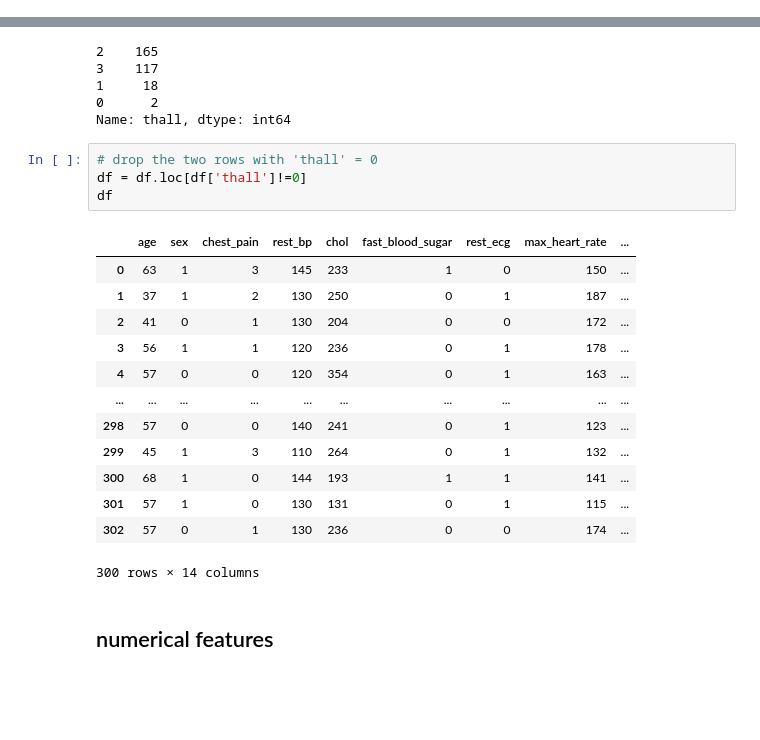
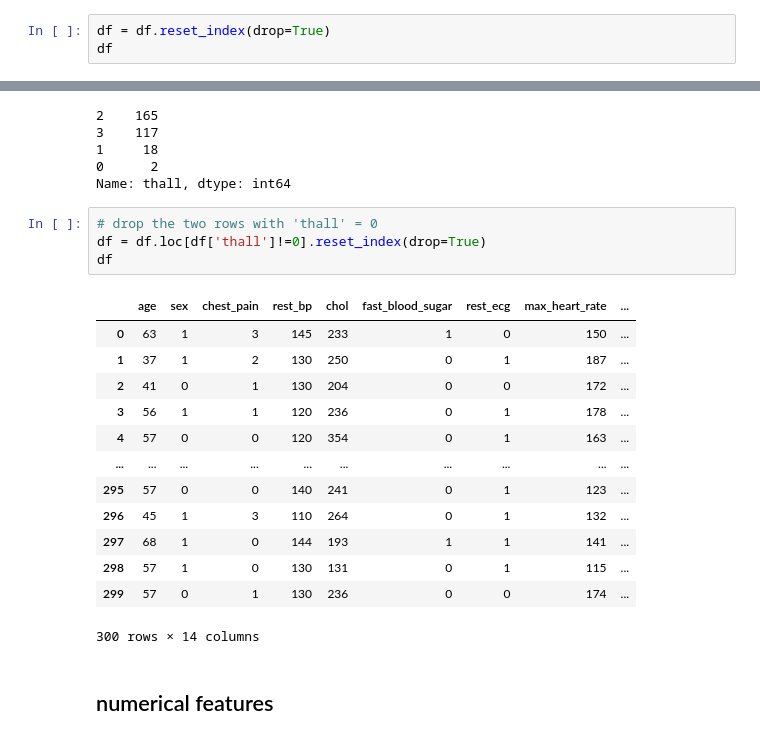
Before and after one commit to rhmnnmhmd/Heart-Attack-Predictor, a Jupyter notebook: heart_attack_prediction.ipynb, the cells around one changed output, grey strips where cells are left out. Saved outputs shown, nothing was run; the diff lists cells and outputs as text; blank space fills up the shorter version.

```diff
--- a/heart_attack_prediction.ipynb
+++ b/heart_attack_prediction.ipynb
@@ -194,3 +210,6 @@ df = df.drop_duplicates()
 df.duplicated().sum()
 # %% [output]
 0
+# %%
+df = df.reset_index(drop=True)
+df
@@ -208,21 +241,21 @@ df['thall'].value_counts()
 Name: thall, dtype: int64
 # %%
 # drop the two rows with 'thall' = 0
-df = df.loc[df['thall']!=0]
+df = df.loc[df['thall']!=0].reset_index(drop=True)
 df
 # %% [output]
 |  | age | sex | chest_pain | rest_bp | chol | fast_blood_sugar | rest_ecg | max_heart_rate | ... |
 | 0 | 63 | 1 | 3 | 145 | 233 | 1 | 0 | 150 | ... |
 | 1 | 37 | 1 | 2 | 130 | 250 | 0 | 1 | 187 | ... |
 | 2 | 41 | 0 | 1 | 130 | 204 | 0 | 0 | 172 | ... |
 | 3 | 56 | 1 | 1 | 120 | 236 | 0 | 1 | 178 | ... |
 | 4 | 57 | 0 | 0 | 120 | 354 | 0 | 1 | 163 | ... |
 | ... | ... | ... | ... | ... | ... | ... | ... | ... | ... |
-| 298 | 57 | 0 | 0 | 140 | 241 | 0 | 1 | 123 | ... |
-| 299 | 45 | 1 | 3 | 110 | 264 | 0 | 1 | 132 | ... |
-| 300 | 68 | 1 | 0 | 144 | 193 | 1 | 1 | 141 | ... |
-| 301 | 57 | 1 | 0 | 130 | 131 | 0 | 1 | 115 | ... |
-| 302 | 57 | 0 | 1 | 130 | 236 | 0 | 0 | 174 | ... |
+| 295 | 57 | 0 | 0 | 140 | 241 | 0 | 1 | 123 | ... |
+| 296 | 45 | 1 | 3 | 110 | 264 | 0 | 1 | 132 | ... |
+| 297 | 68 | 1 | 0 | 144 | 193 | 1 | 1 | 141 | ... |
+| 298 | 57 | 1 | 0 | 130 | 131 | 0 | 1 | 115 | ... |
+| 299 | 57 | 0 | 1 | 130 | 236 | 0 | 0 | 174 | ... |
 300 rows × 14 columns
 # %% [markdown]
 ## numerical features
```
Also changed, not shown: parts of 25 cells of this notebook.
